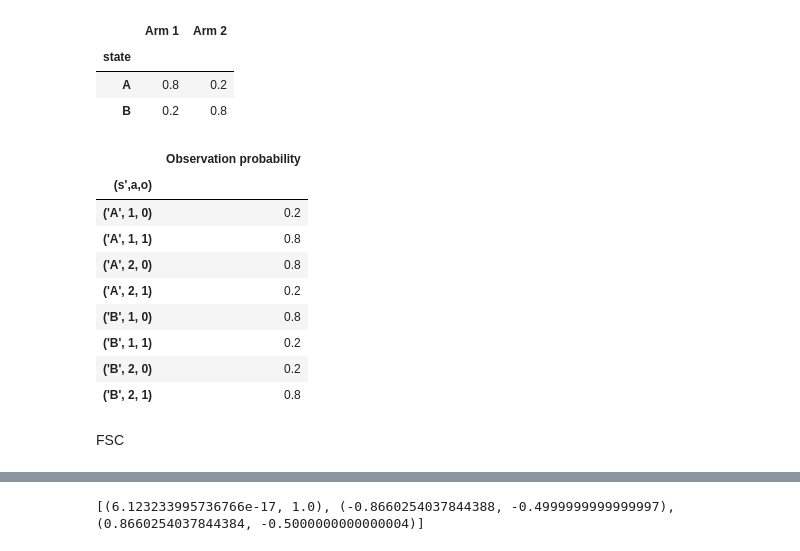
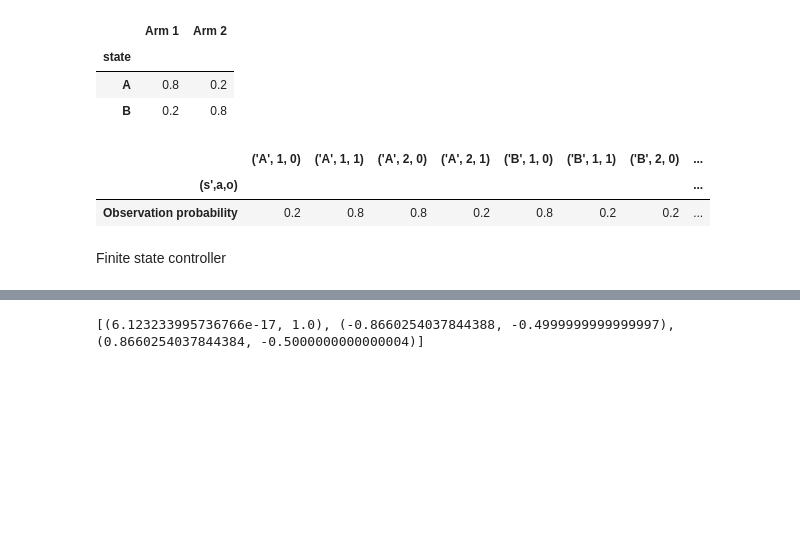
Before and after one commit to malikbf5/FSC-optimization, a Jupyter notebook: Bernoulli Bandits/Bernoulli Bandits.ipynb, the cells around one changed output, grey strips where cells are left out. Cells and saved outputs as stored; diff of their text form; code cells hidden in the pictures; blank space fills up the shorter version.

```diff
--- a/Bernoulli Bandits/Bernoulli Bandits.ipynb
+++ b/Bernoulli Bandits/Bernoulli Bandits.ipynb
@@ -147,22 +140,15 @@ rewarddf.rename_axis("state", axis="index")
 # %%
 observation_model_dict = {
     (str((statename(sprime),action +1,observation))): observation_model[sprime,action,observation]
     for sprime,action,observation in product(s,a,o) }
-observation_model_df = pd.DataFrame(observation_model_dict, index=['Observation probability']).T
+observation_model_df = pd.DataFrame(observation_model_dict, index=['Observation probability'])
 observation_model_df.rename_axis("(s',a,o)", axis="index")
 # %% [output]
-|  | Observation probability |
-| (s',a,o) |  |
-| ('A', 1, 0) | 0.2 |
-| ('A', 1, 1) | 0.8 |
-| ('A', 2, 0) | 0.8 |
-| ('A', 2, 1) | 0.2 |
-| ('B', 1, 0) | 0.8 |
-| ('B', 1, 1) | 0.2 |
-| ('B', 2, 0) | 0.2 |
-| ('B', 2, 1) | 0.8 |
+|  | ('A', 1, 0) | ('A', 1, 1) | ('A', 2, 0) | ('A', 2, 1) | ('B', 1, 0) | ('B', 1, 1) | ('B', 2, 0) | ... |
+| (s',a,o) |  |  |  |  |  |  |  | ... |
+| Observation probability | 0.2 | 0.8 | 0.8 | 0.2 | 0.8 | 0.2 | 0.2 | ... |
-# %% [markdown]
-FSC
+# %% [markdown]
+Finite state controller
 # %%
 num_nodes = 2
 q = list(range(num_nodes)) # Nodes in the FSC
```
Also changed, not shown: parts of 26 cells of this notebook.
